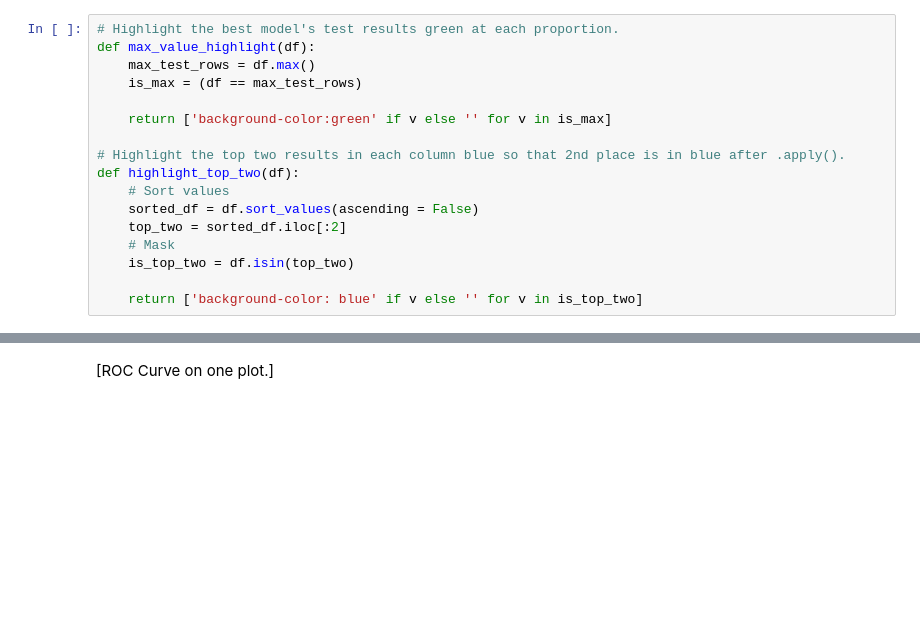
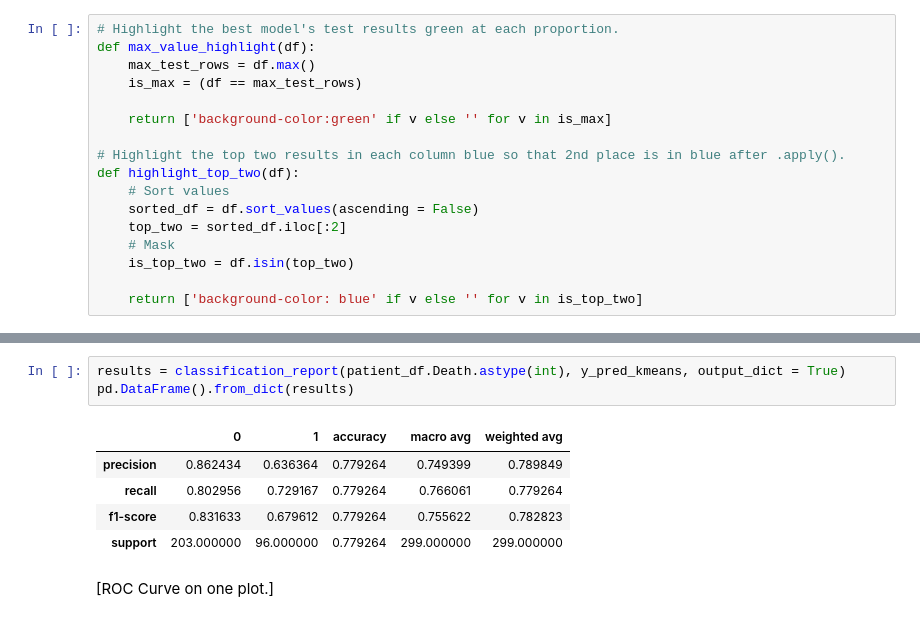
Before and after one commit to chill0121/Unsupervised_Heart_Failure_Mortality, a Jupyter notebook: Unsupervised_Heart_Failure_Mortality.ipynb, the cells around one changed output, grey strips where cells are left out. Drawn from its saved outputs; the diff is of its cells as text; blank space fills up the shorter version.

```diff
--- a/Unsupervised_Heart_Failure_Mortality.ipynb
+++ b/Unsupervised_Heart_Failure_Mortality.ipynb
@@ -695,3 +727,12 @@ pd.DataFrame().from_dict(results)
+# %%
+results = classification_report(patient_df.Death.astype(int), y_pred_kmeans, output_dict = True)
+pd.DataFrame().from_dict(results)
+# %% [output]
+|  | 0 | 1 | accuracy | macro avg | weighted avg |
+| precision | 0.862434 | 0.636364 | 0.779264 | 0.749399 | 0.789849 |
+| recall | 0.802956 | 0.729167 | 0.779264 | 0.766061 | 0.779264 |
+| f1-score | 0.831633 | 0.679612 | 0.779264 | 0.755622 | 0.782823 |
+| support | 203.000000 | 96.000000 | 0.779264 | 299.000000 | 299.000000 |
 # %% [markdown]
 [ROC Curve on one plot.]
 # %% [markdown]
```
Also changed, not shown: parts of 11 cells of this notebook.
